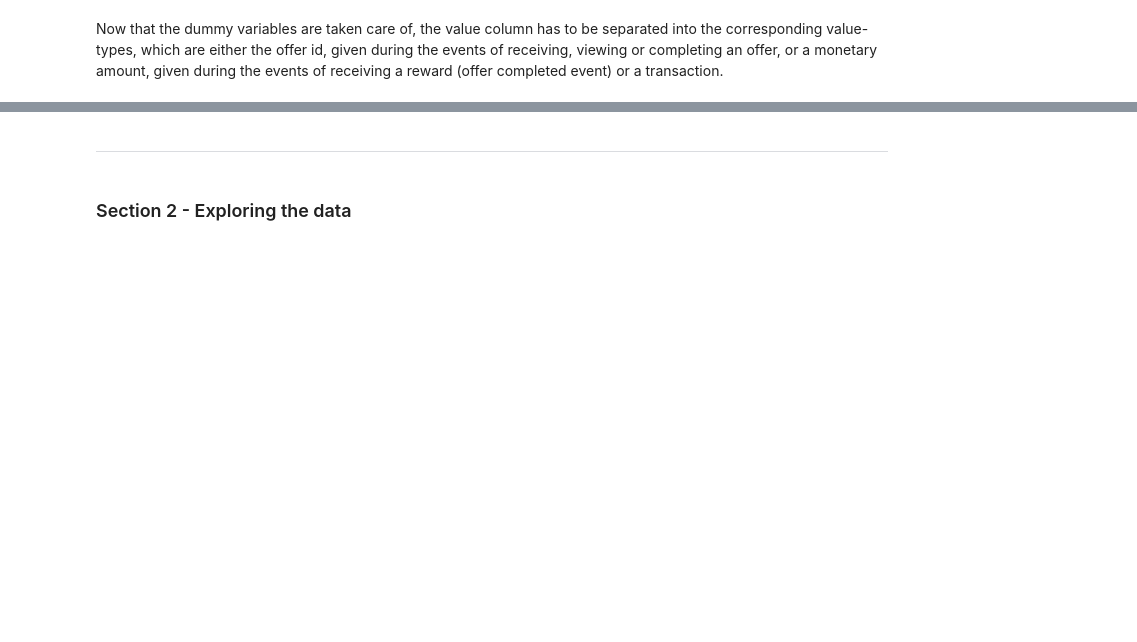
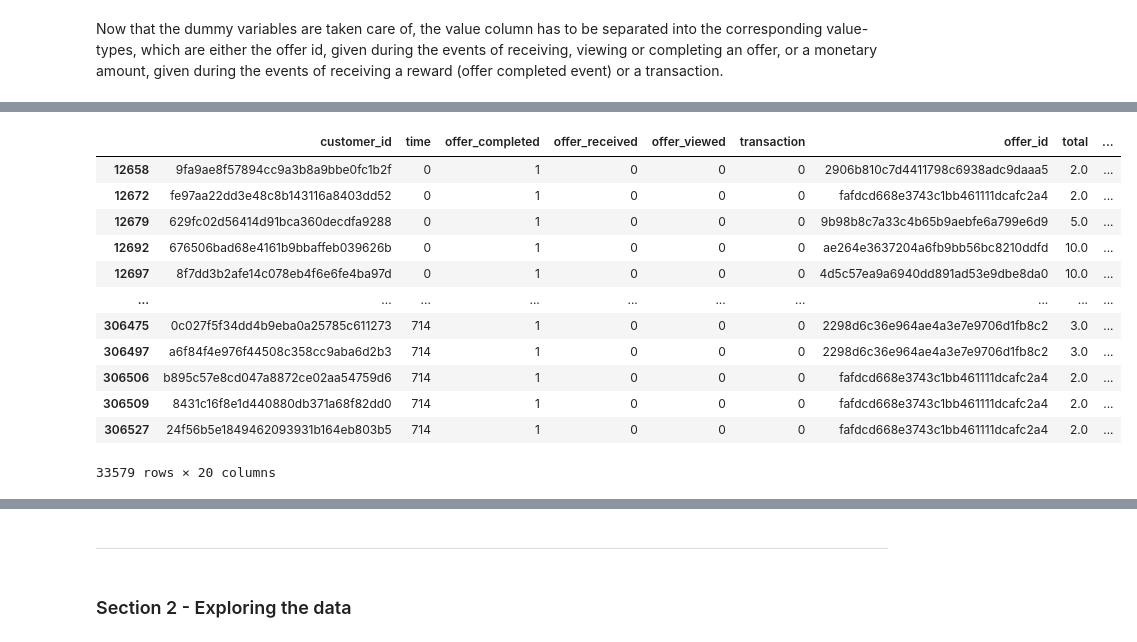
Before and after one commit to Daniel-Hutcheson/starbucks_capstone_project, a Jupyter notebook: Starbucks_Capstone_notebook.ipynb, the cells around one changed output, grey strips where cells are left out. Drawn from its saved outputs; the diff is of its cells as text; code cells hidden in the pictures; blank space fills up the shorter version.

Commit message:
Finished with data cleaning

```diff
--- a/Starbucks_Capstone_notebook.ipynb
+++ b/Starbucks_Capstone_notebook.ipynb
@@ -445,0 +525,4 @@ value_df
+# %%
+transcript_df = pd.concat([transcript_df, value_df], axis=1)
+transcript_df.drop(columns=['value'], inplace=True)
+transcript_df.head()
@@ -445,0 +538,2 @@ value_df
+# %%
+transcript_df.rename(columns={'offer completed':'offer_completed','offer received':'offer_received','offer viewed':'offer_viewed'}, inplace=True)
@@ -445,0 +567,2 @@ value_df
+# %%
+transcript_df = transcript_df.astype({'offer_completed':int,'offer_received':int,'offer_viewed':int,'transaction':int})
@@ -445,0 +605,3 @@ value_df
+# %%
+df_temp = pd.merge(transcript_df, profile_df, how='left', on='customer_id')
+df_temp.head()
@@ -445,0 +615,17 @@ value_df
+# %%
+data = pd.merge(df_temp, portfolio_df, how='left', on='offer_id')
+data.query("offer_completed == 1")
+# %% [output]
+|  | customer_id | time | offer_completed | offer_received | offer_viewed | transaction | offer_id | total | ... |
+| 12658 | 9fa9ae8f57894cc9a3b8a9bbe0fc1b2f | 0 | 1 | 0 | 0 | 0 | 2906b810c7d4411798c6938adc9daaa5 | 2.0 | ... |
+| 12672 | fe97aa22dd3e48c8b143116a8403dd52 | 0 | 1 | 0 | 0 | 0 | fafdcd668e3743c1bb461111dcafc2a4 | 2.0 | ... |
+| 12679 | 629fc02d56414d91bca360decdfa9288 | 0 | 1 | 0 | 0 | 0 | 9b98b8c7a33c4b65b9aebfe6a799e6d9 | 5.0 | ... |
+| 12692 | 676506bad68e4161b9bbaffeb039626b | 0 | 1 | 0 | 0 | 0 | ae264e3637204a6fb9bb56bc8210ddfd | 10.0 | ... |
+| 12697 | 8f7dd3b2afe14c078eb4f6e6fe4ba97d | 0 | 1 | 0 | 0 | 0 | 4d5c57ea9a6940dd891ad53e9dbe8da0 | 10.0 | ... |
+| ... | ... | ... | ... | ... | ... | ... | ... | ... | ... |
+| 306475 | 0c027f5f34dd4b9eba0a25785c611273 | 714 | 1 | 0 | 0 | 0 | 2298d6c36e964ae4a3e7e9706d1fb8c2 | 3.0 | ... |
+| 306497 | a6f84f4e976f44508c358cc9aba6d2b3 | 714 | 1 | 0 | 0 | 0 | 2298d6c36e964ae4a3e7e9706d1fb8c2 | 3.0 | ... |
+| 306506 | b895c57e8cd047a8872ce02aa54759d6 | 714 | 1 | 0 | 0 | 0 | fafdcd668e3743c1bb461111dcafc2a4 | 2.0 | ... |
+| 306509 | 8431c16f8e1d440880db371a68f82dd0 | 714 | 1 | 0 | 0 | 0 | fafdcd668e3743c1bb461111dcafc2a4 | 2.0 | ... |
+| 306527 | 24f56b5e1849462093931b164eb803b5 | 714 | 1 | 0 | 0 | 0 | fafdcd668e3743c1bb461111dcafc2a4 | 2.0 | ... |
+33579 rows × 20 columns
```
Also changed, not shown: parts of 29 cells of this notebook, 1 other file.
